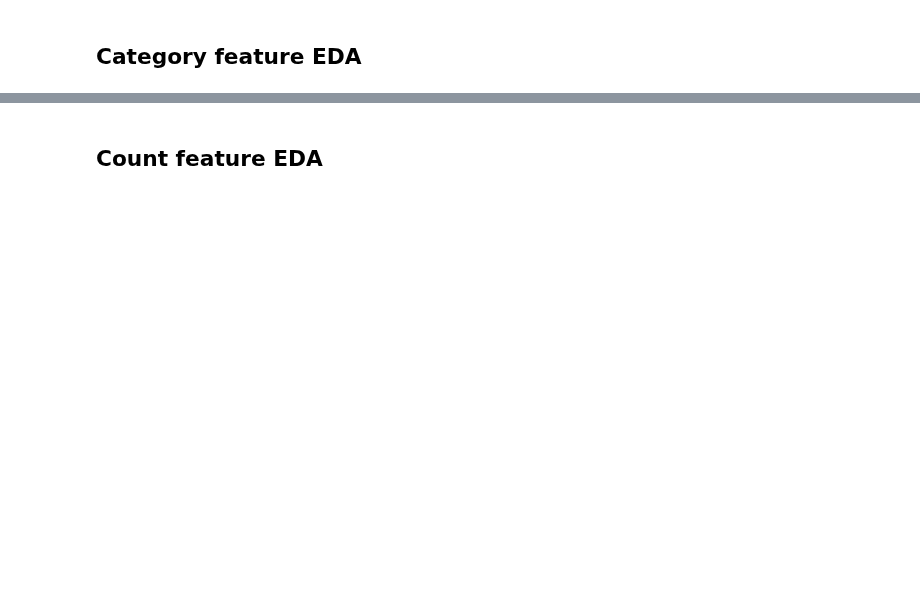
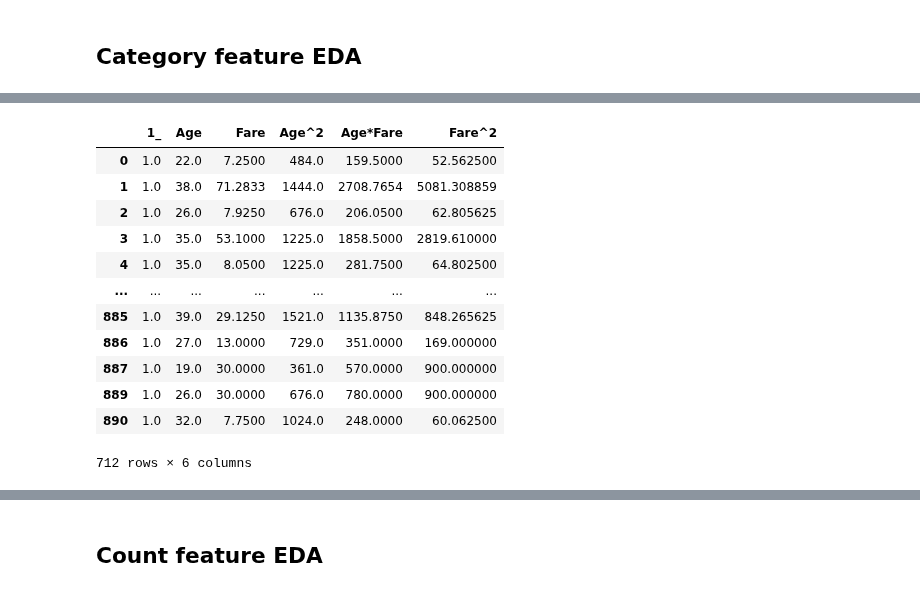
Before and after one commit to sudhu26/data-science-portfolio, a Jupyter notebook: kaggle/Titanic/kernel-Copy1.ipynb, the cells around one changed output, grey strips where cells are left out. Drawn from its saved outputs; the diff is of its cells as text; code cells hidden in the pictures; blank space fills up the shorter version.

```diff
--- a/kaggle/Titanic/kernel-Copy1.ipynb
+++ b/kaggle/Titanic/kernel-Copy1.ipynb
@@ -51,7 +51,7 @@ mlmachine_demo.data = mlmachine_demo.data.dropna(axis=0)
 encode_pipe = PandasFeatureUnion([
     ("nominal", make_pipeline(
         DataFrameSelector(include_columns=mlmachine_demo.data.mlm_dtypes["nominal"]),
-        PandasPipeline(OneHotEncoder()),
+        PandasTransformer(OneHotEncoder()),
     )),
     ("diff", make_pipeline(
         DataFrameSelector(exclude_columns=mlmachine_demo.data.mlm_dtypes["nominal"]),
@@ -68,3 +68,22 @@ mlmachine_demo.update_dtypes()
 ## Category feature EDA
 # %% [markdown]
 <a id = 'category-feature-EDA'></a>
+# %%
+encode_pipe = make_pipeline(
+        PandasTransformer(PolynomialFeatures())
+    )
+encode_pipe.fit_transform(mlmachine_demo.data[["Age","Fare"]])[:5]
+# %% [output]
+|  | 1_ | Age | Fare | Age^2 | Age*Fare | Fare^2 |
+| 0 | 1.0 | 22.0 | 7.2500 | 484.0 | 159.5000 | 52.562500 |
+| 1 | 1.0 | 38.0 | 71.2833 | 1444.0 | 2708.7654 | 5081.308859 |
+| 2 | 1.0 | 26.0 | 7.9250 | 676.0 | 206.0500 | 62.805625 |
+| 3 | 1.0 | 35.0 | 53.1000 | 1225.0 | 1858.5000 | 2819.610000 |
+| 4 | 1.0 | 35.0 | 8.0500 | 1225.0 | 281.7500 | 64.802500 |
+| ... | ... | ... | ... | ... | ... | ... |
+| 885 | 1.0 | 39.0 | 29.1250 | 1521.0 | 1135.8750 | 848.265625 |
+| 886 | 1.0 | 27.0 | 13.0000 | 729.0 | 351.0000 | 169.000000 |
+| 887 | 1.0 | 19.0 | 30.0000 | 361.0 | 570.0000 | 900.000000 |
+| 889 | 1.0 | 26.0 | 30.0000 | 676.0 | 780.0000 | 900.000000 |
+| 890 | 1.0 | 32.0 | 7.7500 | 1024.0 | 248.0000 | 60.062500 |
+712 rows × 6 columns
```
Also changed, not shown: parts of 8 cells of this notebook, 1 other file.
